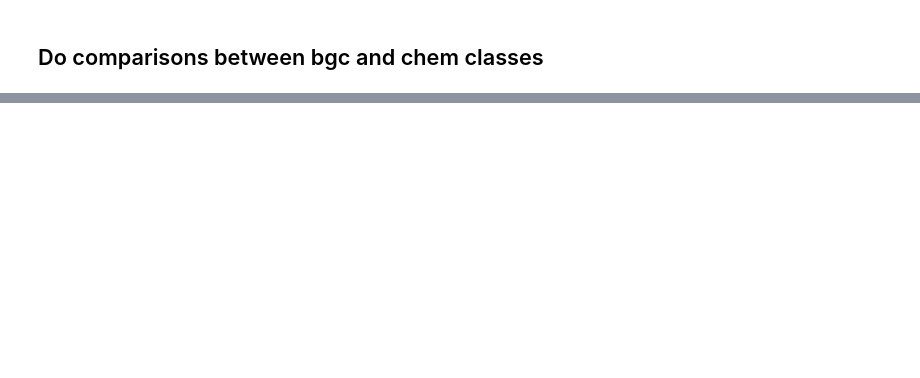
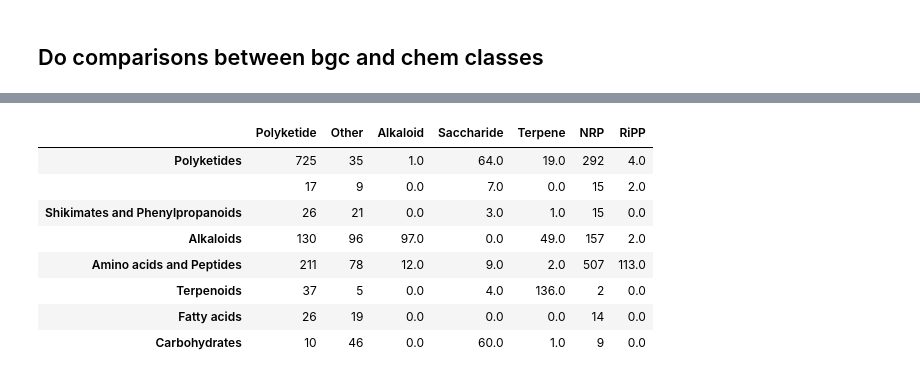
Before and after one commit to louwenjjr/mibig_classifications, a Jupyter notebook: notebooks/5-make_probability_tables.ipynb, the cells around one changed output, grey strips where cells are left out. Cells and saved outputs as stored; diff of their text form; code cells hidden in the pictures; blank space fills up the shorter version.

Commit message:
collected data

```diff
--- a/notebooks/5-make_probability_tables.ipynb
+++ b/notebooks/5-make_probability_tables.ipynb
@@ -57,6 +59,7 @@ compound_name   class:subclass  AS_classes      smiles  inchi_key       kingdom
 # %%
 # creating legend from the header
 s_h = header.strip().split('\t')
-legend = [['BGC_class']+s_h[1:3], s_h[5:]]
-print(legend)
+legend_bgc = ['mibig_class']+s_h[1:3]
+legend_chem = s_h[5:]
+print(legend_bgc, legend_chem)
 # %% [output]
@@ -64,2 +67,28 @@ print(legend)
 # %% [markdown]
 ## Do comparisons between bgc and chem classes
+# %%
+from collections import defaultdict
+def rec_dd():
+    """Initialises a recurring defaultdict"""
+    return defaultdict(rec_dd)
+# %%
+# aggregate pairwise class matrices for all compounds
+result = rec_dd()
+for chem_id, classes in classes_dict.items():
+    bgc_classes, chem_classes = classes
+
+    for i, bgc_cat in enumerate(legend_bgc):
+        bgc_class = bgc_classes[i]
+
+        for j, chem_cat in enumerate(legend_chem):
+            chem_class = chem_classes[j]
+
+            for bgc_c in bgc_class:
+                for chem_c in chem_class:
+                    try:
+                        result[bgc_cat][chem_cat][bgc_c][chem_c] += 1
+                    except TypeError:
+                        result[bgc_cat][chem_cat][bgc_c][chem_c] = 1
+# %%
+mibig_cls_npc_pathway = result['mibig_class']['pathway_results']  # MiBIG BGC class and NPC pathway
+mibig_cls_npc_pathway
@@ -65,0 +113,13 @@ print(legend)
+# %%
+df_mibig_cls_npc_pathway = pd.DataFrame.from_dict(mibig_cls_npc_pathway, dtype=int).fillna(0)
+df_mibig_cls_npc_pathway
+# %% [output]
+|  | Polyketide | Other | Alkaloid | Saccharide | Terpene | NRP | RiPP |
+| Polyketides | 725 | 35 | 1.0 | 64.0 | 19.0 | 292 | 4.0 |
+|  | 17 | 9 | 0.0 | 7.0 | 0.0 | 15 | 2.0 |
+| Shikimates and Phenylpropanoids | 26 | 21 | 0.0 | 3.0 | 1.0 | 15 | 0.0 |
+| Alkaloids | 130 | 96 | 97.0 | 0.0 | 49.0 | 157 | 2.0 |
+| Amino acids and Peptides | 211 | 78 | 12.0 | 9.0 | 2.0 | 507 | 113.0 |
+| Terpenoids | 37 | 5 | 0.0 | 4.0 | 136.0 | 2 | 0.0 |
+| Fatty acids | 26 | 19 | 0.0 | 0.0 | 0.0 | 14 | 0.0 |
+| Carbohydrates | 10 | 46 | 0.0 | 60.0 | 1.0 | 9 | 0.0 |
```
Also changed, not shown: parts of 5 cells of this notebook.
